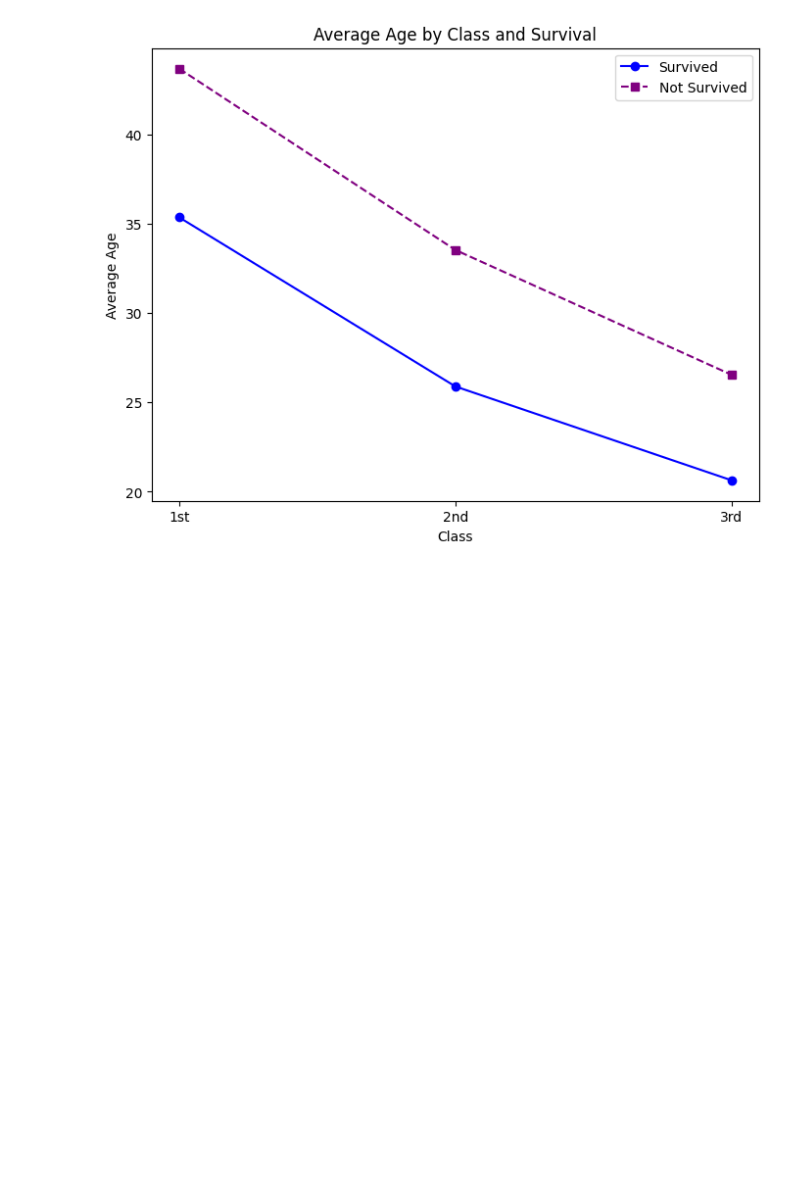
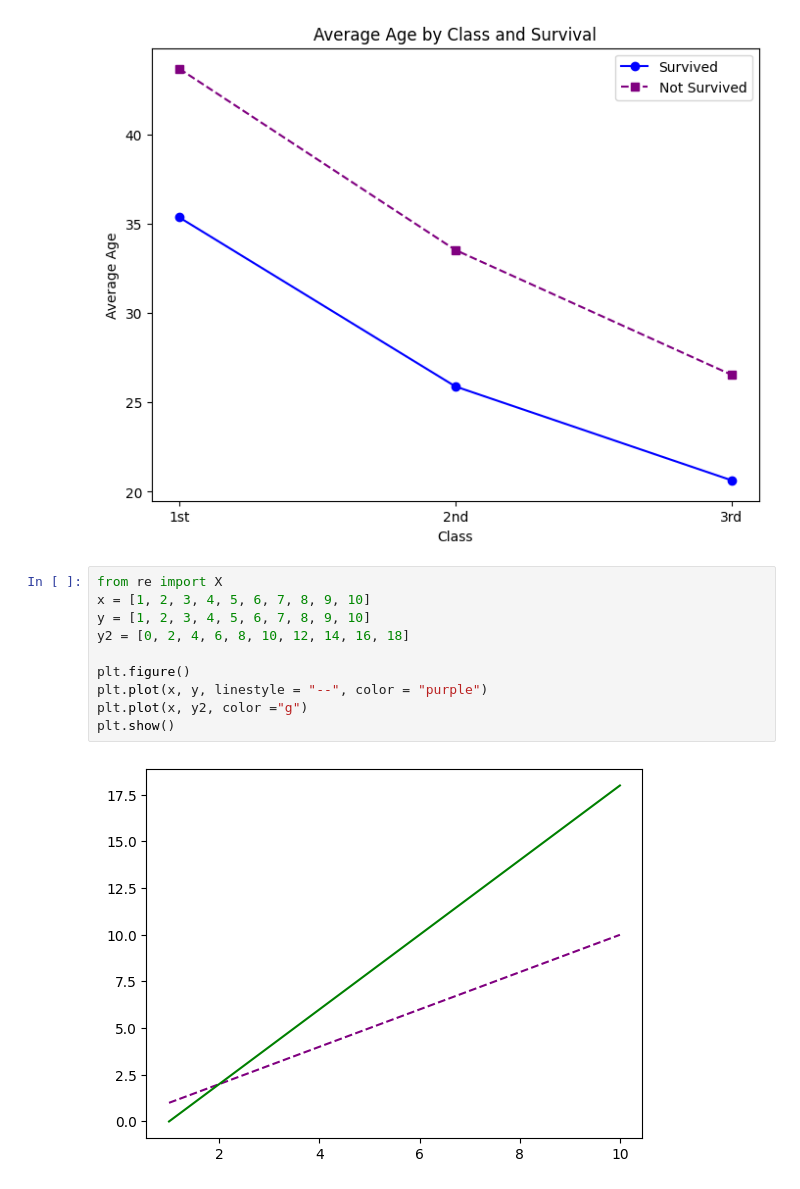
Before and after one commit to NoeBaru/CampusS.T.E.M, a Jupyter notebook: Copia_di_Analisi_Titanic.ipynb, the cells around one changed output. Saved outputs shown, nothing was run; the diff lists cells and outputs as text; blank space fills up the shorter version.

```diff
--- a/Copia_di_Analisi_Titanic.ipynb
+++ b/Copia_di_Analisi_Titanic.ipynb
@@ -160,3 +160,15 @@ plt.legend()
 plt.show()
 # %% [output]
 [figure]
+# %%
+from re import X
+x = [1, 2, 3, 4, 5, 6, 7, 8, 9, 10]
+y = [1, 2, 3, 4, 5, 6, 7, 8, 9, 10]
+y2 = [0, 2, 4, 6, 8, 10, 12, 14, 16, 18]
+
+plt.figure()
+plt.plot(x, y, linestyle = "--", color = "purple")
+plt.plot(x, y2, color ="g")
+plt.show()
+# %% [output]
+[figure, added]
```
